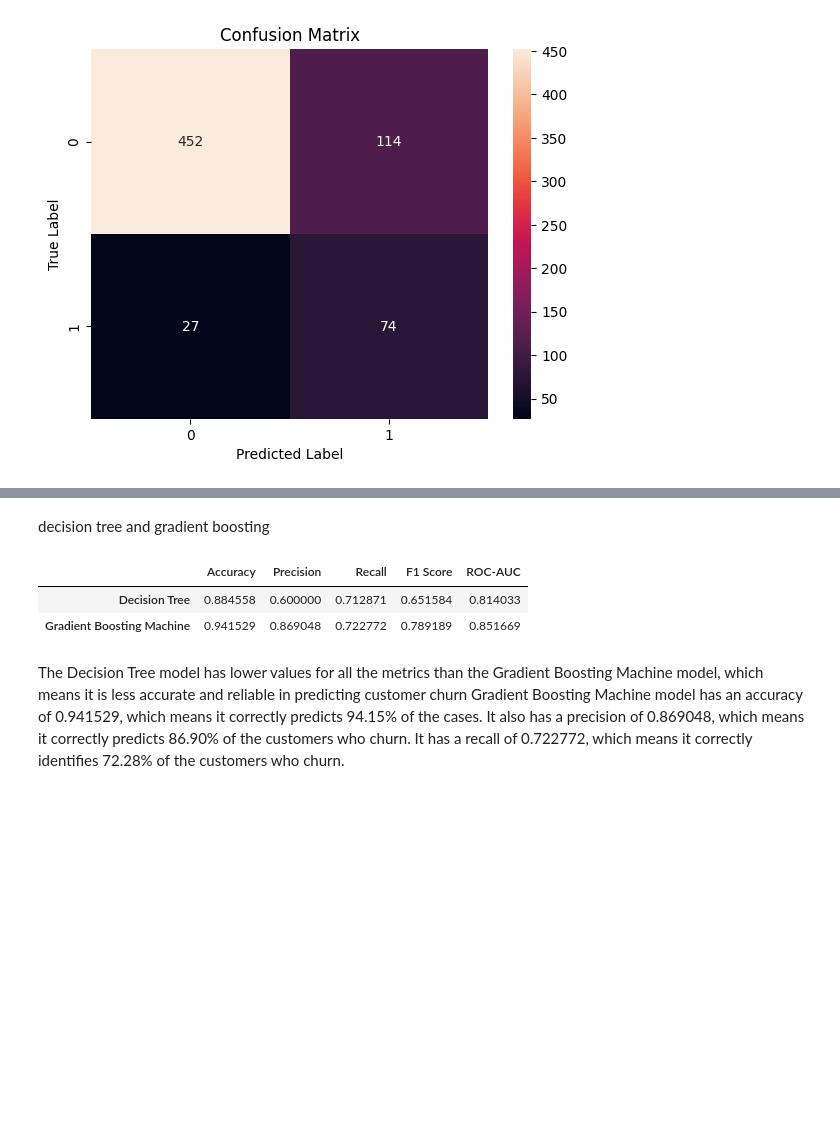
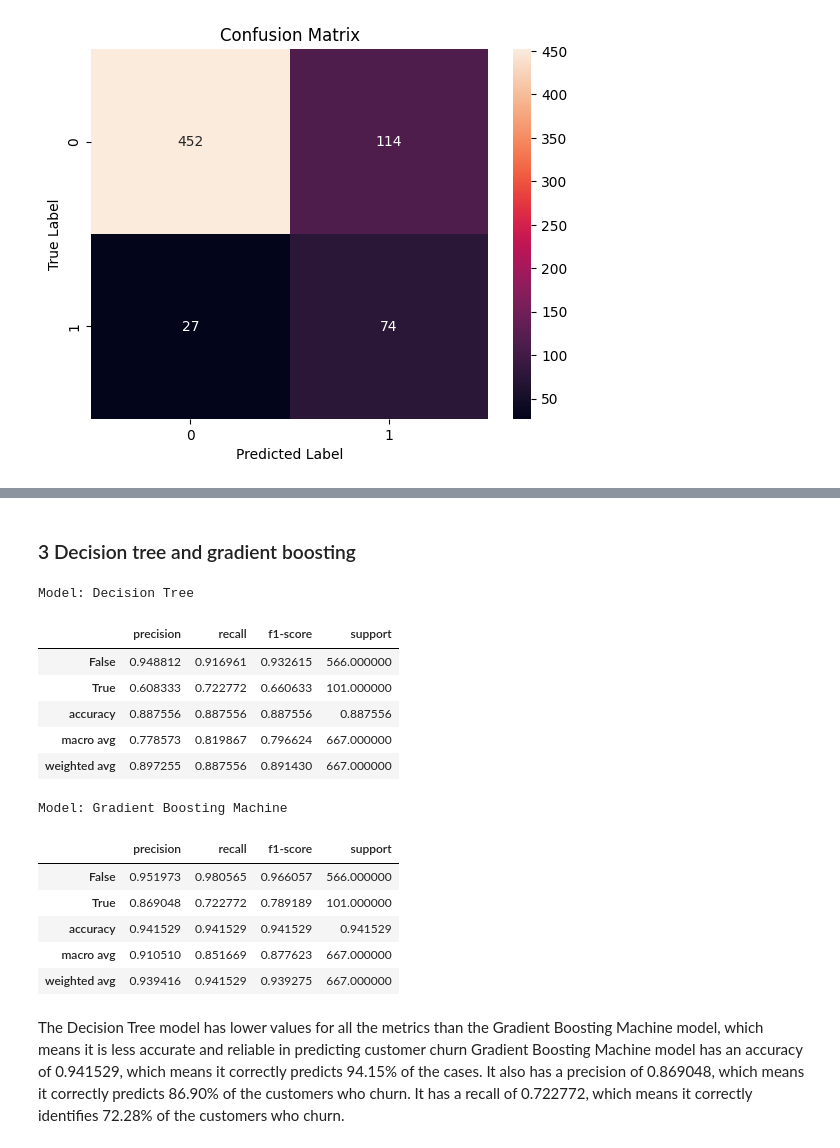
Before and after one commit to cynthiajepkogei/project-phase-3, a Jupyter notebook: notebook.ipynb, the cells around one changed output, grey strips where cells are left out. Saved outputs shown, nothing was run; the diff lists cells and outputs as text; code cells hidden in the pictures; blank space fills up the shorter version.

```diff
--- a/notebook.ipynb
+++ b/notebook.ipynb
@@ -471,4 +489,5 @@ random forest classifier
 # %%
+from sklearn.metrics import classification_report
 
 # Train Random Forest model
 model = RandomForestClassifier(n_estimators=100, random_state=42)
@@ -477,15 +496,10 @@ model.fit(X_train_smote, y_train_smote)
 # Predict on test data
 y_pred = model.predict(X_test_scaled)
 
-# Calculate accuracy scores
-accuracy = accuracy_score(y_test, y_pred)
-precision = precision_score(y_test, y_pred)
-recall = recall_score(y_test, y_pred)
-f1 = f1_score(y_test, y_pred)
-roc_auc = roc_auc_score(y_test, y_pred)
-
-# Create a data frame from a dictionary of the metrics and the model name
-df_RF = pd.DataFrame({'Model': 'Random Forest', 'Accuracy': accuracy, 'Precision': precision, 'Recall': recall, 'F1 Score': f1, 'ROC-AUC': roc_auc}, index=[0])
+# Calculate metrics and display them
+report = classification_report(y_test, y_pred, output_dict=True)
+df_RF = pd.DataFrame(report).transpose()
+df_RF.rename(index={'0': 'No Churn', '1': 'Churn'}, inplace=True)
 
 # Display the data frame
 display(df_RF)
@@ -499,38 +543,48 @@ The model has performed quite well in predicting customer churn.However, there
 # %% [markdown]
-decision tree and gradient boosting
+### 3 Decision tree and gradient boosting
 # %%
+from sklearn.metrics import classification_report
+
 # Define models
 models = {
     "Decision Tree": DecisionTreeClassifier(),
     "Gradient Boosting Machine": GradientBoostingClassifier(),
 }
 
 results = {}
 
 # Iterate over models
 for name, model in models.items():
-    # Create pipeline with preprocessing and model
-    clf = Pipeline(steps=[('classifier', model)])
     # Train the model
-    clf.fit(X_train_smote, y_train_smote)
+    model.fit(X_train_smote, y_train_smote)
     # Make predictions
     y_pred = model.predict(X_test_scaled)
-    # Calculate evaluation metrics
-    accuracy = accuracy_score(y_test, y_pred)
-    precision = precision_score(y_test, y_pred)
-    recall = recall_score(y_test, y_pred)
-    f1 = f1_score(y_test, y_pred)
-    roc_auc = roc_auc_score(y_test, y_pred)
+    # Calculate metrics and display them
+    report = classification_report(y_test, y_pred, output_dict=True)
+    df_model = pd.DataFrame(report).transpose()
+    df_model.rename(index={'0': 'No Churn', '1': 'Churn'}, inplace=True)
     # Store results
-    results[name] = {'Accuracy': accuracy, 'Precision': precision, 'Recall': recall, 'F1 Score': f1, 'ROC-AUC': roc_auc}
+    results[name] = df_model
 
 # Display results
-results_df = pd.DataFrame.from_dict(results, orient='index')
-display(results_df)
+for name, df in results.items():
+    print(f"Model: {name}")
+    display(df)
 # %% [output]
+Model: Decision Tree
-|  | Accuracy | Precision | Recall | F1 Score | ROC-AUC |
-| Decision Tree | 0.884558 | 0.600000 | 0.712871 | 0.651584 | 0.814033 |
-| Gradient Boosting Machine | 0.941529 | 0.869048 | 0.722772 | 0.789189 | 0.851669 |
+|  | precision | recall | f1-score | support |
+| False | 0.948812 | 0.916961 | 0.932615 | 566.000000 |
+| True | 0.608333 | 0.722772 | 0.660633 | 101.000000 |
+| accuracy | 0.887556 | 0.887556 | 0.887556 | 0.887556 |
+| macro avg | 0.778573 | 0.819867 | 0.796624 | 667.000000 |
+| weighted avg | 0.897255 | 0.887556 | 0.891430 | 667.000000 |
+Model: Gradient Boosting Machine
+|  | precision | recall | f1-score | support |
+| False | 0.951973 | 0.980565 | 0.966057 | 566.000000 |
+| True | 0.869048 | 0.722772 | 0.789189 | 101.000000 |
+| accuracy | 0.941529 | 0.941529 | 0.941529 | 0.941529 |
+| macro avg | 0.910510 | 0.851669 | 0.877623 | 667.000000 |
+| weighted avg | 0.939416 | 0.941529 | 0.939275 | 667.000000 |
 # %% [markdown]
 The Decision Tree model has lower values for all the metrics than the Gradient Boosting Machine model, which means it is less accurate and reliable in predicting customer churn
 Gradient Boosting Machine model has an accuracy of 0.941529, which means it correctly predicts 94.15% of the cases. It also has a precision of 0.869048, which means it correctly predicts 86.90% of the customers who churn. It has a recall of 0.722772, which means it correctly identifies 72.28% of the customers who churn.
```
Also changed, not shown: parts of 15 cells of this notebook.
